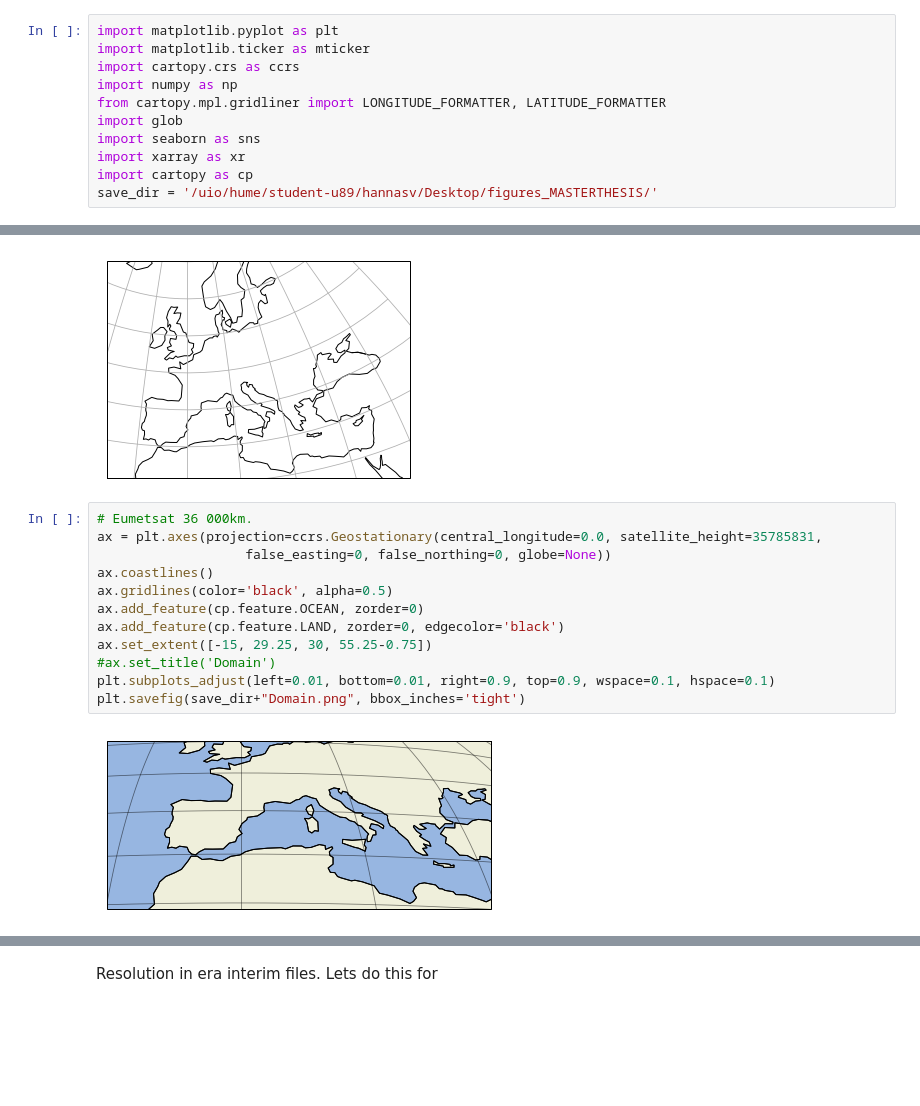
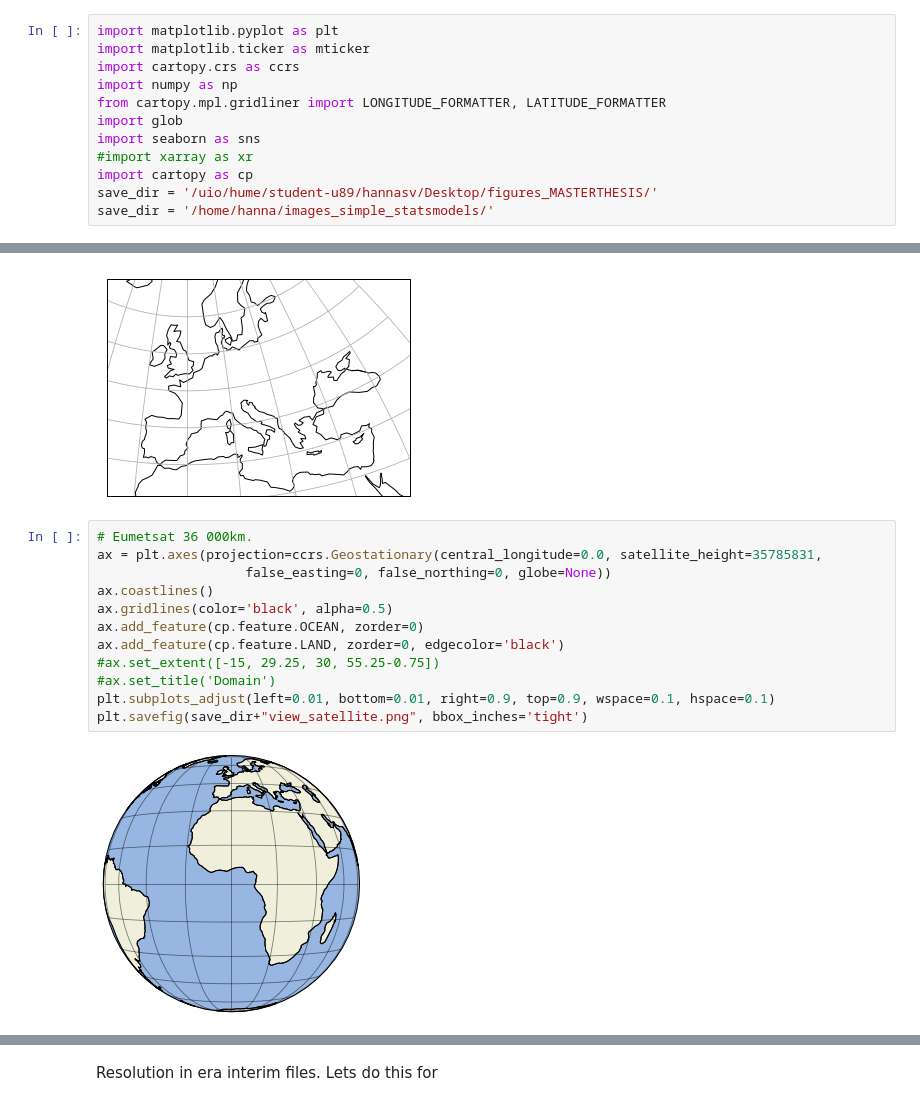
Before and after one commit to hannasv/ms, a Jupyter notebook: notebooks/plotting/plot_grid.ipynb, the cells around one changed output, grey strips where cells are left out. Saved outputs shown, nothing was run; the diff lists cells and outputs as text; blank space fills up the shorter version.

```diff
--- a/notebooks/plotting/plot_grid.ipynb
+++ b/notebooks/plotting/plot_grid.ipynb
@@ -8,9 +25,10 @@ import numpy as np
 from cartopy.mpl.gridliner import LONGITUDE_FORMATTER, LATITUDE_FORMATTER
 import glob
 import seaborn as sns
-import xarray as xr
+#import xarray as xr
 import cartopy as cp
 save_dir = '/uio/hume/student-u89/hannasv/Desktop/figures_MASTERTHESIS/'
+save_dir = '/home/hanna/images_simple_statsmodels/'
 # %%
 # NOT USE THIS
 ax = plt.axes(projection=ccrs.TransverseMercator())
@@ -24,14 +42,14 @@ ax.set_extent([-15, 40, 30, 60])
 # %%
 # Eumetsat 36 000km.
 ax = plt.axes(projection=ccrs.Geostationary(central_longitude=0.0, satellite_height=35785831,
                    false_easting=0, false_northing=0, globe=None))
 ax.coastlines()
 ax.gridlines(color='black', alpha=0.5)
 ax.add_feature(cp.feature.OCEAN, zorder=0)
 ax.add_feature(cp.feature.LAND, zorder=0, edgecolor='black')
-ax.set_extent([-15, 29.25, 30, 55.25-0.75])
+#ax.set_extent([-15, 29.25, 30, 55.25-0.75])
 #ax.set_title('Domain')
 plt.subplots_adjust(left=0.01, bottom=0.01, right=0.9, top=0.9, wspace=0.1, hspace=0.1)
-plt.savefig(save_dir+"Domain.png", bbox_inches='tight')
+plt.savefig(save_dir+"view_satellite.png", bbox_inches='tight')
 # %% [output]
-[figure, old version]
+[figure, new version]
```
Also changed, not shown: parts of 21 cells of this notebook, 14 other files.
